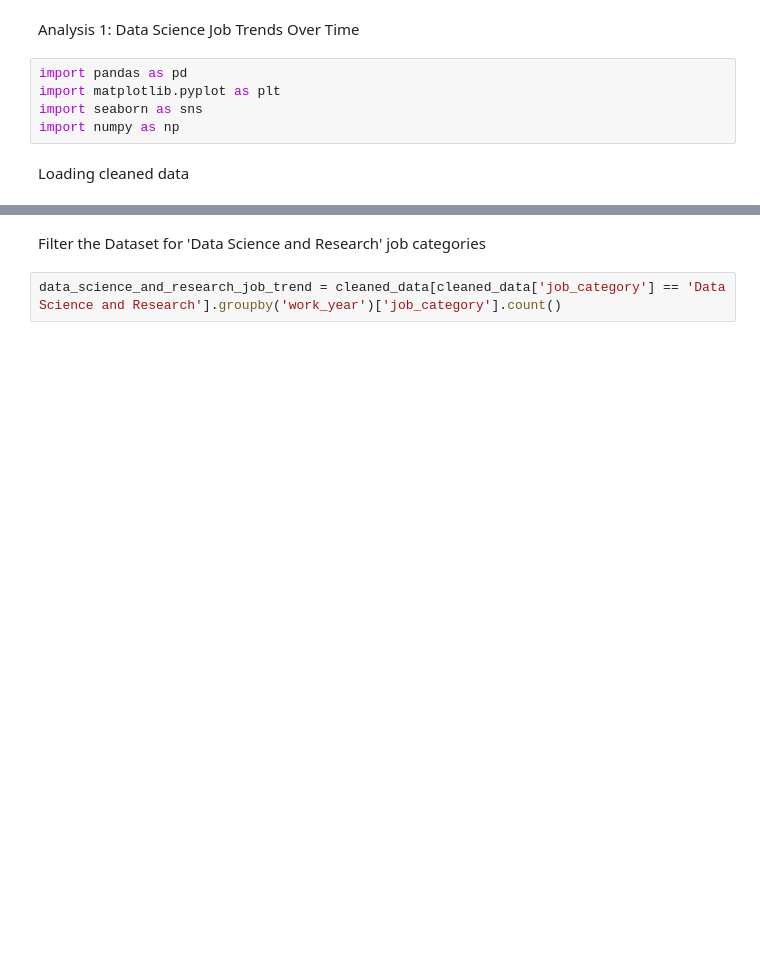
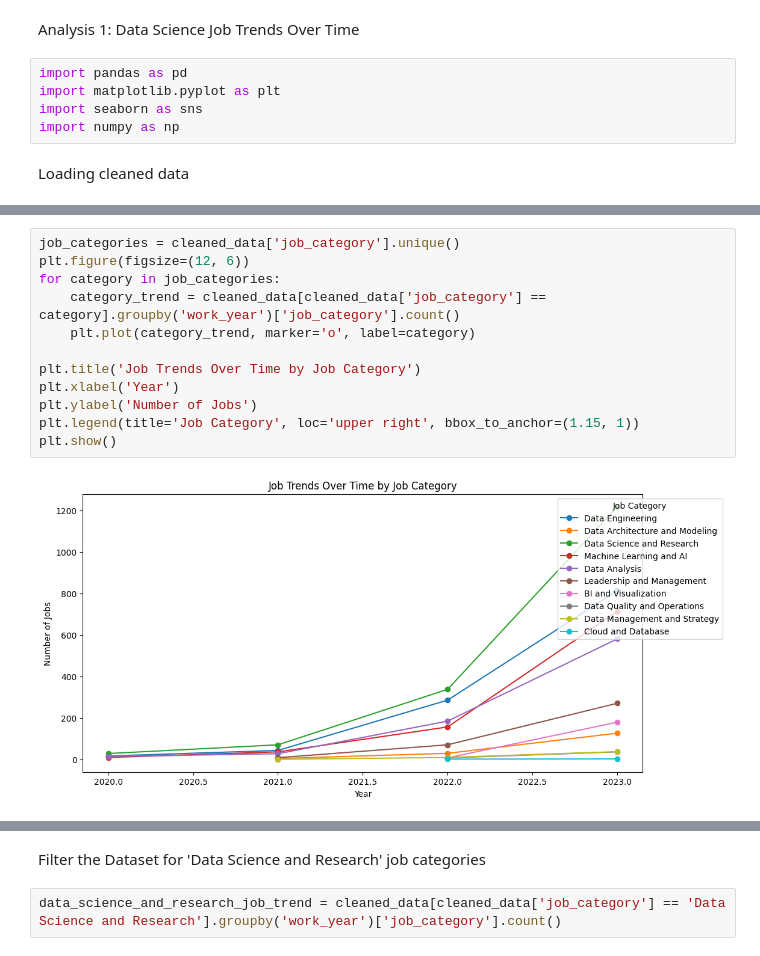
Before and after one commit to ReapredatoR/Data-Science-JobScape-Analysis, a Jupyter notebook: analysis_1.ipynb, the cells around one changed output, grey strips where cells are left out. Saved outputs shown, nothing was run; the diff lists cells and outputs as text; blank space fills up the shorter version.

```diff
--- a/analysis_1.ipynb
+++ b/analysis_1.ipynb
@@ -19,0 +31,14 @@ cleaned_data.head()
+# %%
+job_categories = cleaned_data['job_category'].unique()
+plt.figure(figsize=(12, 6))
+for category in job_categories:
+    category_trend = cleaned_data[cleaned_data['job_category'] == category].groupby('work_year')['job_category'].count()
+    plt.plot(category_trend, marker='o', label=category)
+
+plt.title('Job Trends Over Time by Job Category')
+plt.xlabel('Year')
+plt.ylabel('Number of Jobs')
+plt.legend(title='Job Category', loc='upper right', bbox_to_anchor=(1.15, 1))
+plt.show()
+# %% [output]
+[figure, added]
```
Also changed, not shown: parts of 3 cells of this notebook.
